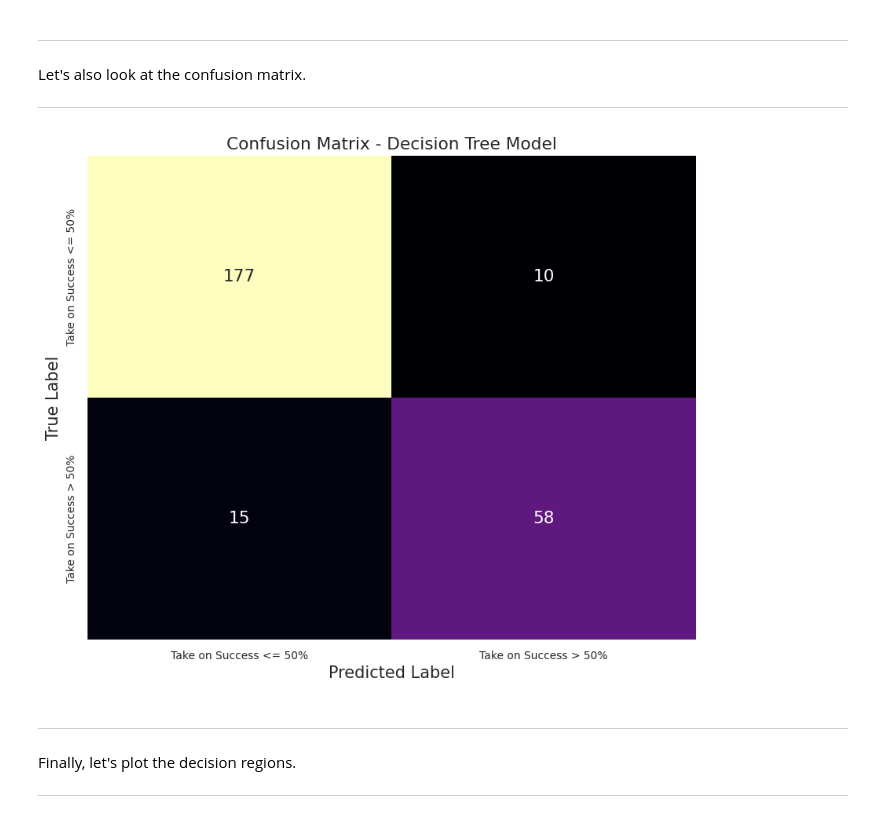
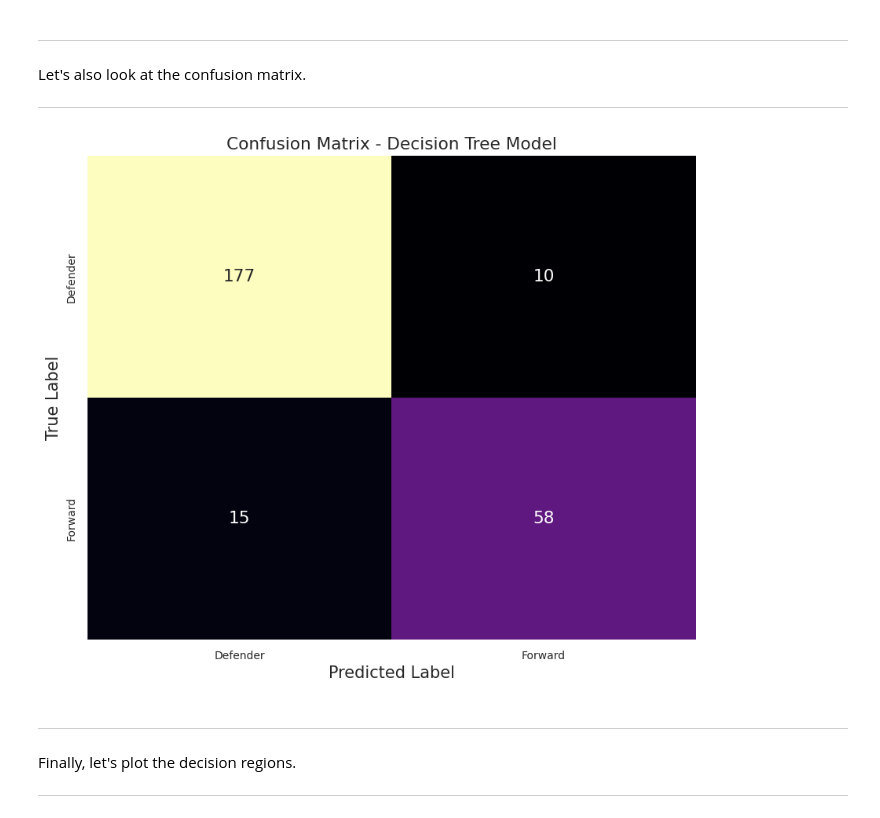
Before and after one commit to pstern17/INDE-577, a Jupyter notebook: 1. Supervised Learning/1.7. Random Forests, Ensemble, Boosting, Bootstrapping/ensemble_methods.ipynb, the cells around one changed output. Saved outputs shown, nothing was run; the diff lists cells and outputs as text; code cells hidden in the pictures.

```diff
--- a/1. Supervised Learning/1.7. Random Forests, Ensemble, Boosting, Bootstrapping/ensemble_methods.ipynb
+++ b/1. Supervised Learning/1.7. Random Forests, Ensemble, Boosting, Bootstrapping/ensemble_methods.ipynb
@@ -271,26 +271,26 @@ Let's also look at the confusion matrix.
 # %%
 # Confusion matrix
 confusion_matrix = metrics.confusion_matrix(test_r, bag_y_pred)
 
 # Set the figure size.
 plt.figure(figsize=(10, 8))
 
 # Set the axes.
 ax = plt.axes()
 sns.set(font_scale=1.3)
 
 # Get a heatmap.
 sns.heatmap(confusion_matrix, annot = True, fmt = "g", ax = ax, cmap = "magma", cbar = False)
 
 # Plot the data.
 ax.set_title("Confusion Matrix - Decision Tree Model")
 ax.set_xlabel("Predicted Label", fontsize=15)
-ax.set_xticklabels(["Take on Success <= 50%", "Take on Success > 50%"],rotation = 0, fontsize = 10)
+ax.set_xticklabels(["Defender", "Forward"],rotation = 0, fontsize = 10)
 ax.set_ylabel("True Label", fontsize=15)
-ax.set_yticklabels(["Take on Success <= 50%", "Take on Success > 50%"], rotation= 90, fontsize = 10)
+ax.set_yticklabels(["Defender", "Forward"], rotation= 90, fontsize = 10)
 plt.show()
 # %% [output]
-[figure, old version]
+[figure, new version]
 # %% [markdown]
 ***
 Finally, let's plot the decision regions.
```
Also changed, not shown: parts of 3 cells of this notebook, 1 other file.
